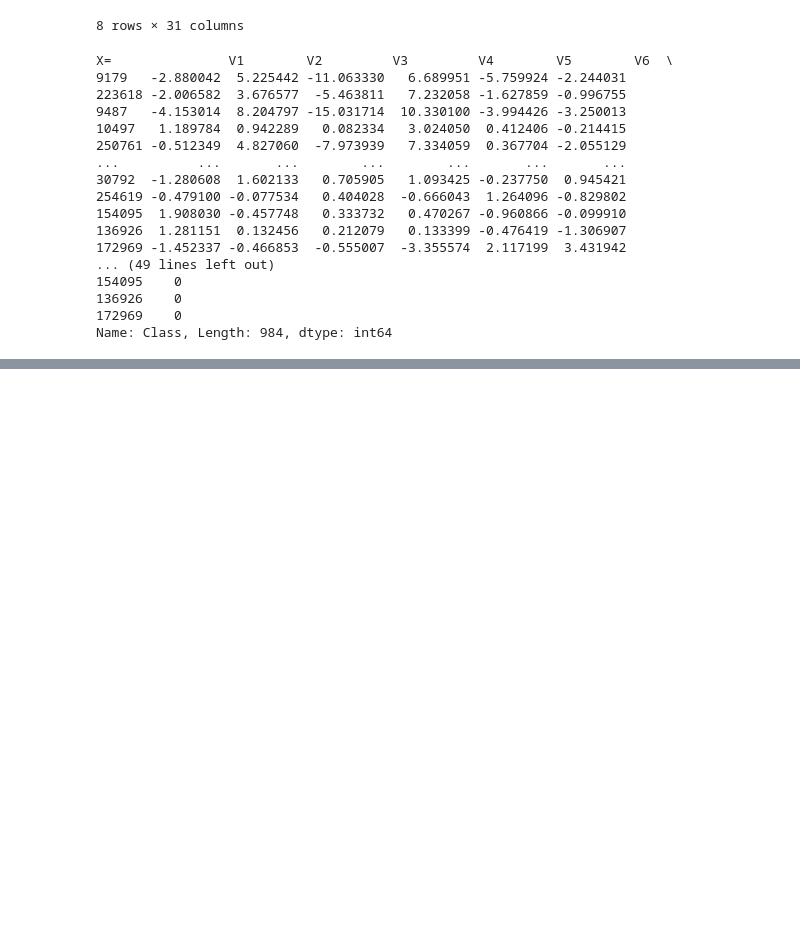
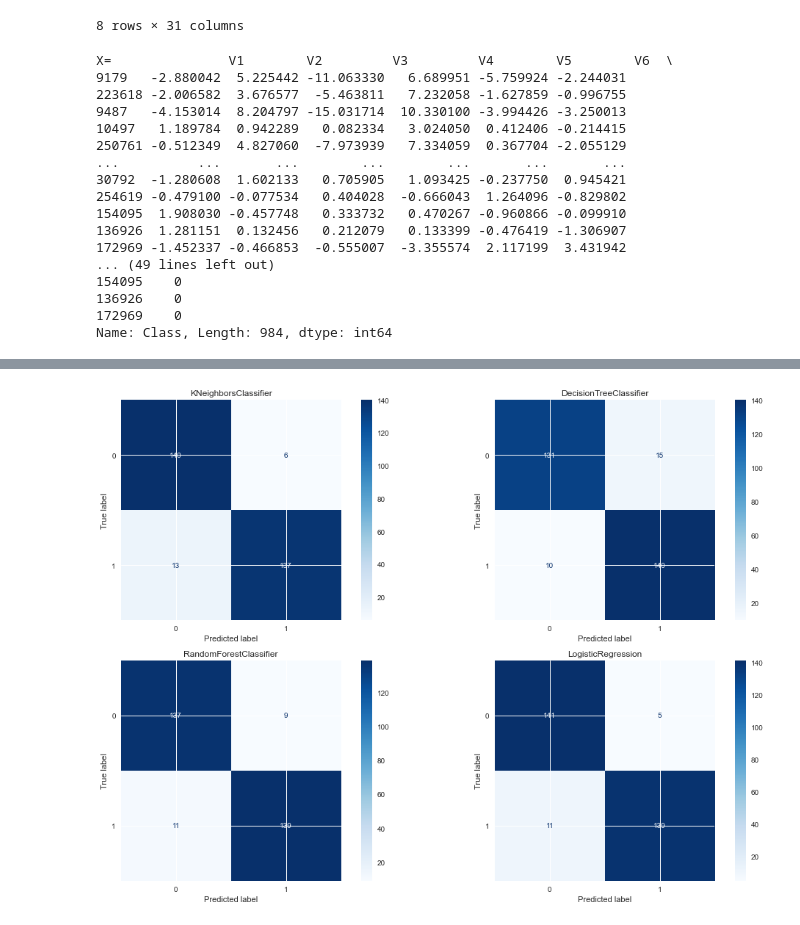
Before and after one commit to NehaDas25/DataScience_CS5661, a Jupyter notebook: Credit_Card_Fraud_Detection.ipynb, the cells around one changed output, grey strips where cells are left out. Saved outputs shown, nothing was run; the diff lists cells and outputs as text; code cells hidden in the pictures; blank space fills up the shorter version.

```diff
--- a/Credit_Card_Fraud_Detection.ipynb
+++ b/Credit_Card_Fraud_Detection.ipynb
@@ -317,0 +439,12 @@ plt.show()
+# %%
+fig, axes = plt.subplots(nrows=2, ncols=2, figsize=(15,10))
+classifiers = [knn_algorithm, decisiontree_algorithm,randomForest_algorithm,logreg_algorithm]
+for cls, ax in zip(classifiers, axes.flatten()):
+    plot_confusion_matrix(cls, X_test, y_test, ax=ax, cmap='Blues')
+    ax.title.set_text(type(cls).__name__)
+
+plt.savefig('Confusion Matrix for first 4-algorithms',dpi=100)
+plt.tight_layout()
+plt.show()
+# %% [output]
+[figure, added]
```
Also changed, not shown: parts of 20 cells of this notebook, 4 other files.
